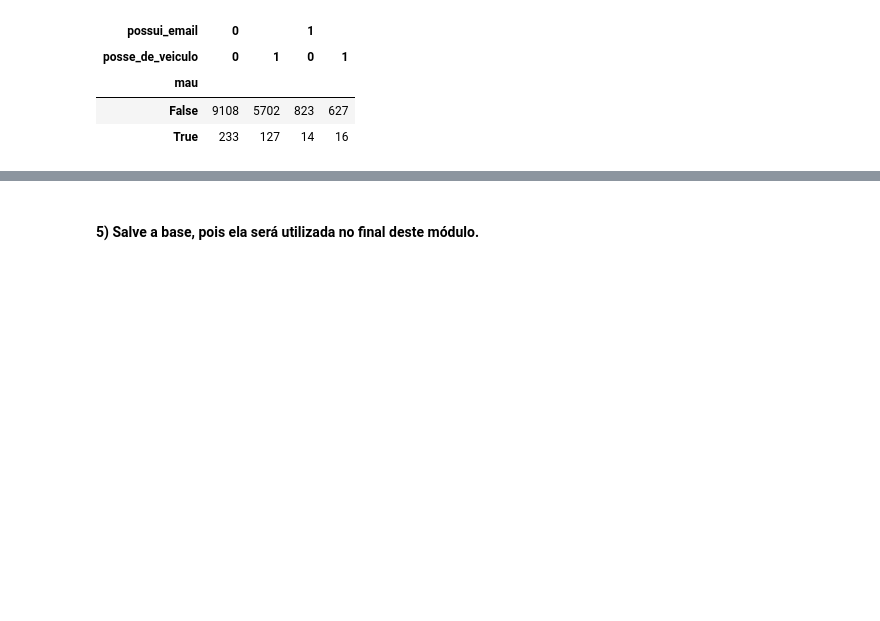
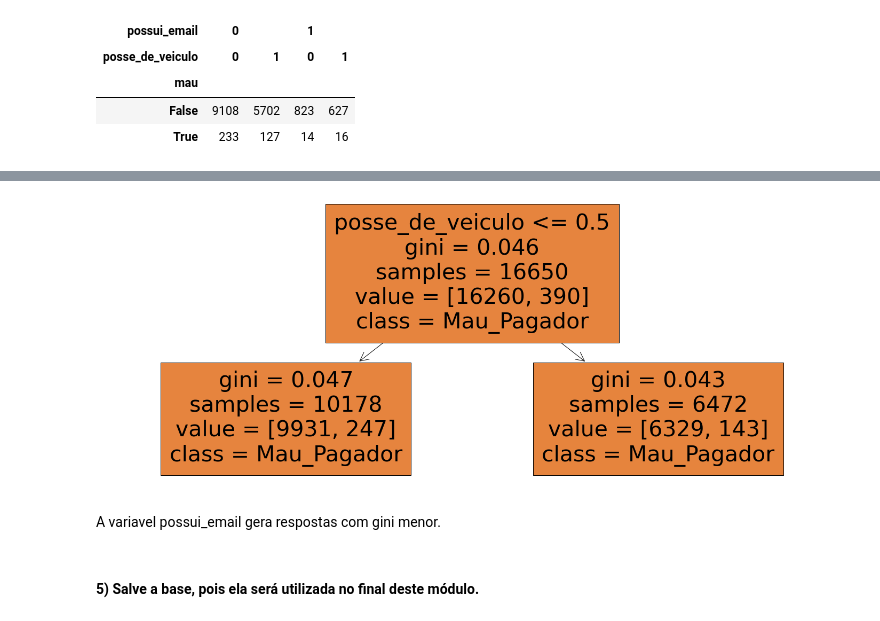
Before and after one commit to iqui27/EBAC-AULAS, a Jupyter notebook: MODULO 7/Mod07 - Tarefa 01.ipynb, the cells around one changed output, grey strips where cells are left out. Saved outputs shown, nothing was run; the diff lists cells and outputs as text; code cells hidden in the pictures; blank space fills up the shorter version.

```diff
--- a/MODULO 7/Mod07 - Tarefa 01.ipynb
+++ b/MODULO 7/Mod07 - Tarefa 01.ipynb
@@ -124,3 +176,16 @@ freq_total
+# %%
+clf = clf.fit(x[['posse_de_veiculo']],y)
+
+
+plt.figure(figsize=(25, 10))
+plot_tree(clf,
+          filled=True,
+          class_names=['Mau_Pagador', 'Normal'],
+          feature_names=['posse_de_veiculo']);
+# %% [output]
+[figure, added]
+# %% [markdown]
+A variavel possui_email gera respostas com gini menor.
 # %% [markdown]
 #### 5) Salve a base, pois ela será utilizada no final deste módulo.
 # %%
```
Also changed, not shown: parts of 6 cells of this notebook, 2 other files.
